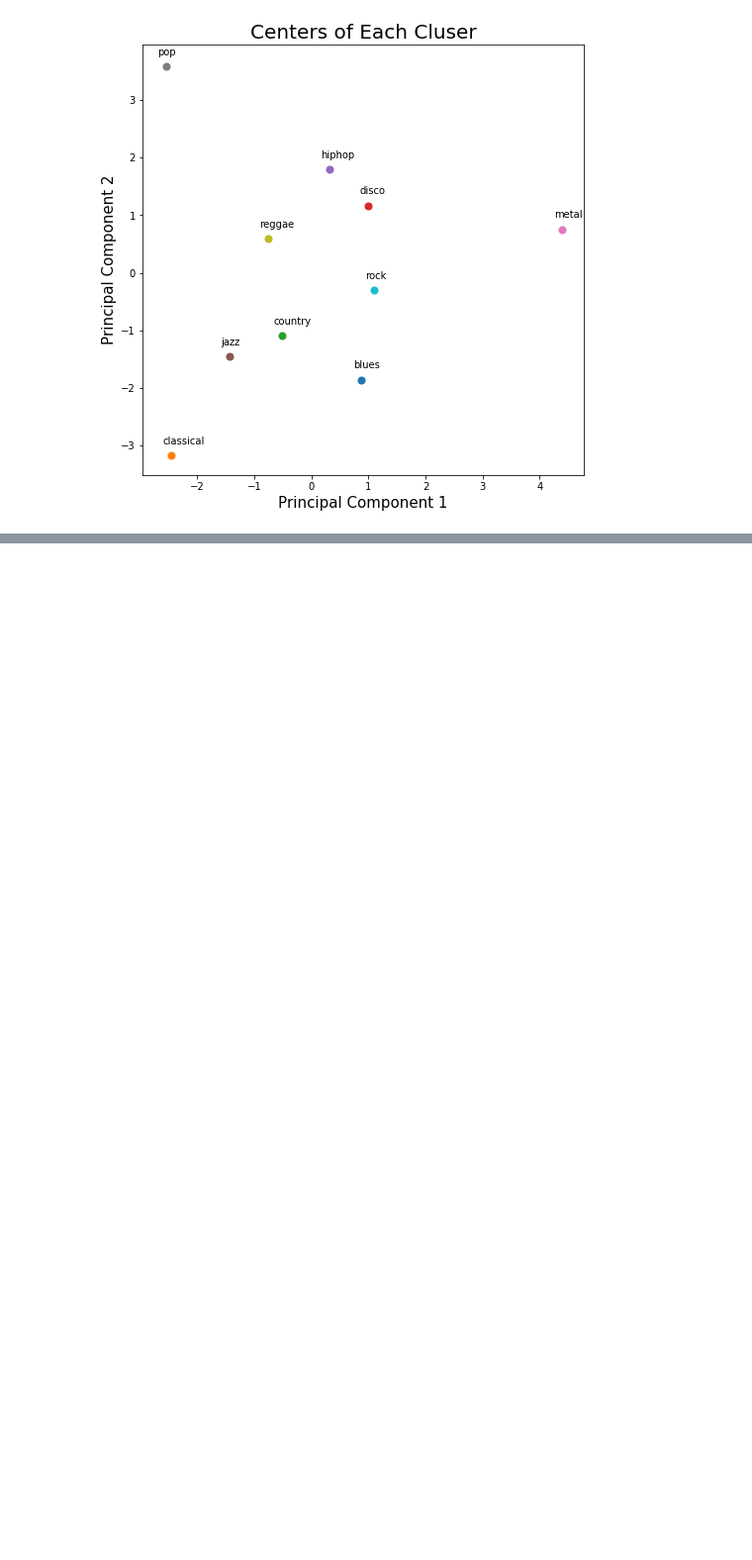
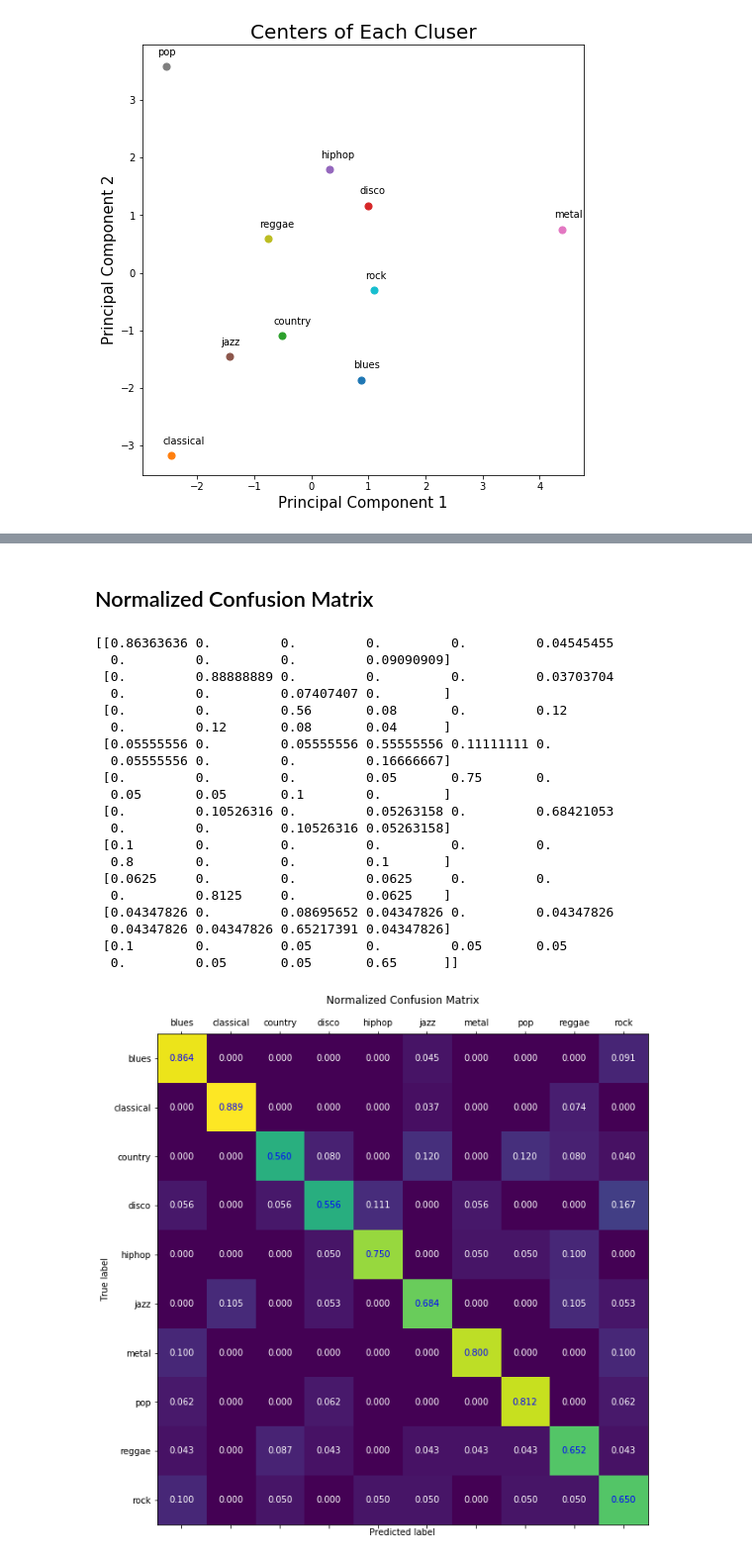
Before and after one commit to diyahir/ELEC475, a Jupyter notebook: Diyahir Term Project Notebook.ipynb, the cells around one changed output, grey strips where cells are left out. Shown: that part at 99% size. Saved outputs shown, nothing was run; the diff lists cells and outputs as text; code cells hidden in the pictures; blank space fills up the shorter version.

```diff
--- a/Diyahir Term Project Notebook.ipynb
+++ b/Diyahir Term Project Notebook.ipynb
@@ -191,0 +659,48 @@ for target in genres:
+# %% [markdown]
+## Normalized Confusion Matrix
+# %%
+cm_normalized = cm.astype('float') / cm.sum(axis=1)[:, np.newaxis]
+# %%
+plt.figure(figsize=(10, 10))
+plt.matshow(cm_normalized,fignum=1)
+plt.xlabel('Predicted label')
+# Show all ticks and label them with their respective entries.
+plt.xticks(np.arange(cm_normalized.shape[1]), genres)
+plt.yticks(np.arange(cm_normalized.shape[0]), genres)
+
+# Label the squares.
+fmt = '.3f'
+thresh = cm_normalized.max() / 2.
+for i in range(cm_normalized.shape[0]):
+    for j in range(cm_normalized.shape[1]):
+        plt.text(j, i, format(cm_normalized[i, j], fmt),
+                ha="center", va="center",
+                color="blue" if cm_normalized[i, j] > thresh else "white")
+plt.tight_layout()
+
+plt.ylabel('True label')
+plt.title('Normalized Confusion Matrix')
+print(cm_normalized)
+plt.savefig('normalized_cm.png')
+# %% [output]
+[[0.86363636 0.         0.         0.         0.         0.04545455
+  0.         0.         0.         0.09090909]
+ [0.         0.88888889 0.         0.         0.         0.03703704
+  0.         0.         0.07407407 0.        ]
+ [0.         0.         0.56       0.08       0.         0.12
+  0.         0.12       0.08       0.04      ]
+ [0.05555556 0.         0.05555556 0.55555556 0.11111111 0.
+  0.05555556 0.         0.         0.16666667]
+ [0.         0.         0.         0.05       0.75       0.
+  0.05       0.05       0.1        0.        ]
+ [0.         0.10526316 0.         0.05263158 0.         0.68421053
+  0.         0.         0.10526316 0.05263158]
+ [0.1        0.         0.         0.         0.         0.
+  0.8        0.         0.         0.1       ]
+ [0.0625     0.         0.         0.0625     0.         0.
+  0.         0.8125     0.         0.0625    ]
+ [0.04347826 0.         0.08695652 0.04347826 0.         0.04347826
+  0.04347826 0.04347826 0.65217391 0.04347826]
+ [0.1        0.         0.05       0.         0.05       0.05
+  0.         0.05       0.05       0.65      ]]
+[figure, added]
```
Also changed, not shown: parts of 59 cells of this notebook.
